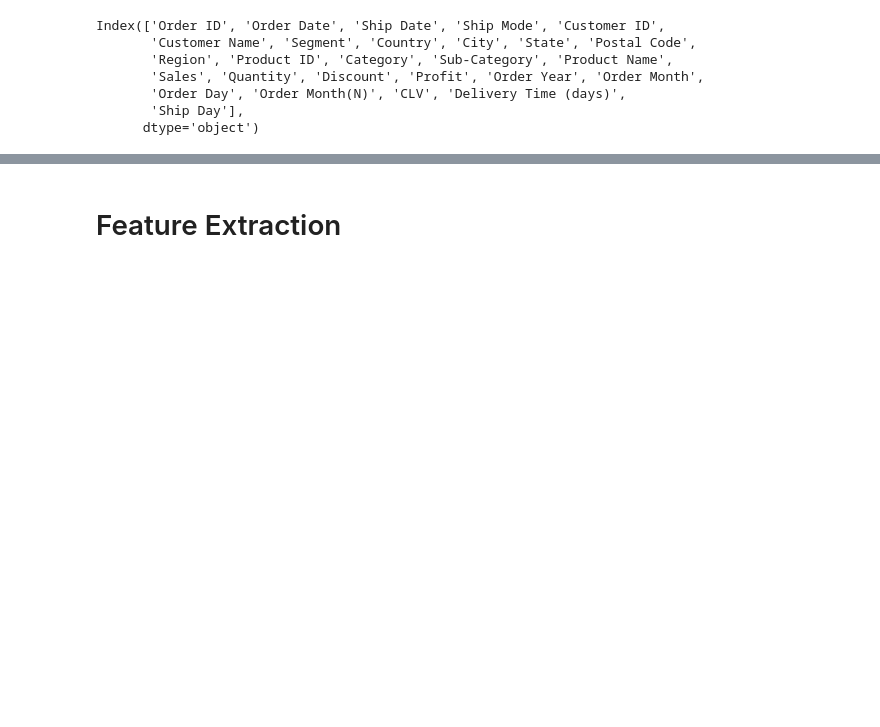
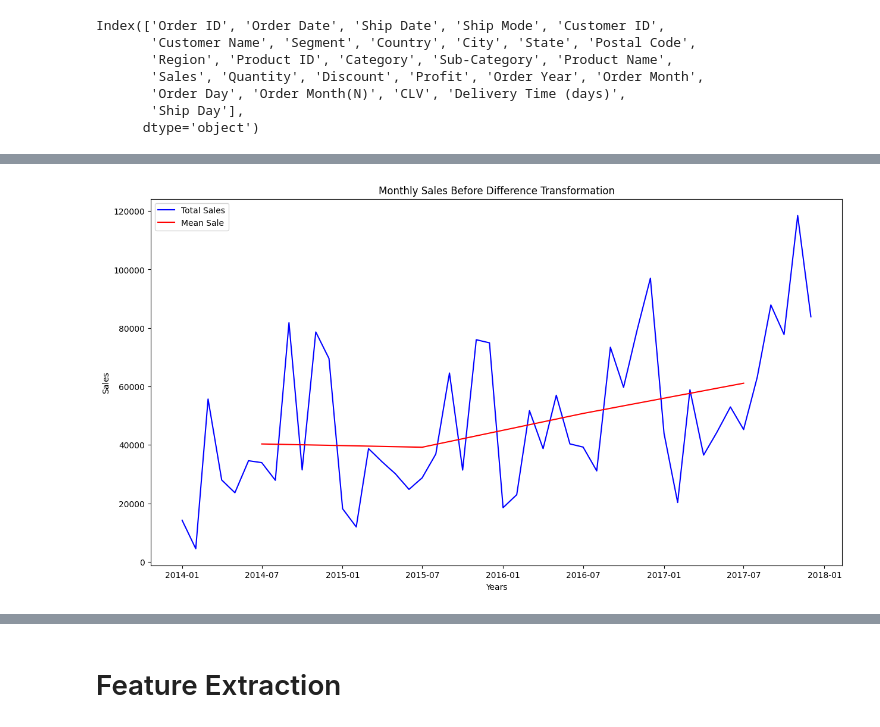
Before and after one commit to zakianazzum/superstore_sales_analysis, a Jupyter notebook: Forecast_w_LMRegression.ipynb, the cells around one changed output, grey strips where cells are left out. Saved outputs shown, nothing was run; the diff lists cells and outputs as text; code cells hidden in the pictures; blank space fills up the shorter version.

```diff
--- a/Forecast_w_LMRegression.ipynb
+++ b/Forecast_w_LMRegression.ipynb
@@ -47,0 +201,28 @@ Index(['Order ID', 'Order Date', 'Ship Date', 'Ship Mode', 'Customer ID',
+# %%
+def time_plot(data, x_col, y_col, title):
+	fig, ax = plt.subplots(figsize = (15,8))
+
+	sns.lineplot(x=x_col, y=y_col, data=data, ax=ax, color='blue', label='Total Sales')
+	s_mean = data.groupby(data[x_col].dt.year, observed=True)[y_col].mean().reset_index()
+	s_mean[x_col] = pd.to_datetime(s_mean[x_col], format='%Y')
+
+	sns.lineplot(
+		x=(s_mean[x_col] + pd.DateOffset(months=6)),
+		y=s_mean[y_col],
+		ax=ax,
+		color='red',
+		label='Mean Sale'
+	)
+
+	ax.set(
+		xlabel="Years",
+		ylabel="Sales",
+		title=title
+	)
+
+	plt.legend()
+	plt.show()
+
+time_plot(monthly_sales, 'Order Date', 'Sales', 'Monthly Sales Before Difference Transformation')
+# %% [output]
+[figure, added]
```
Also changed, not shown: parts of 26 cells of this notebook, 5 other files.
